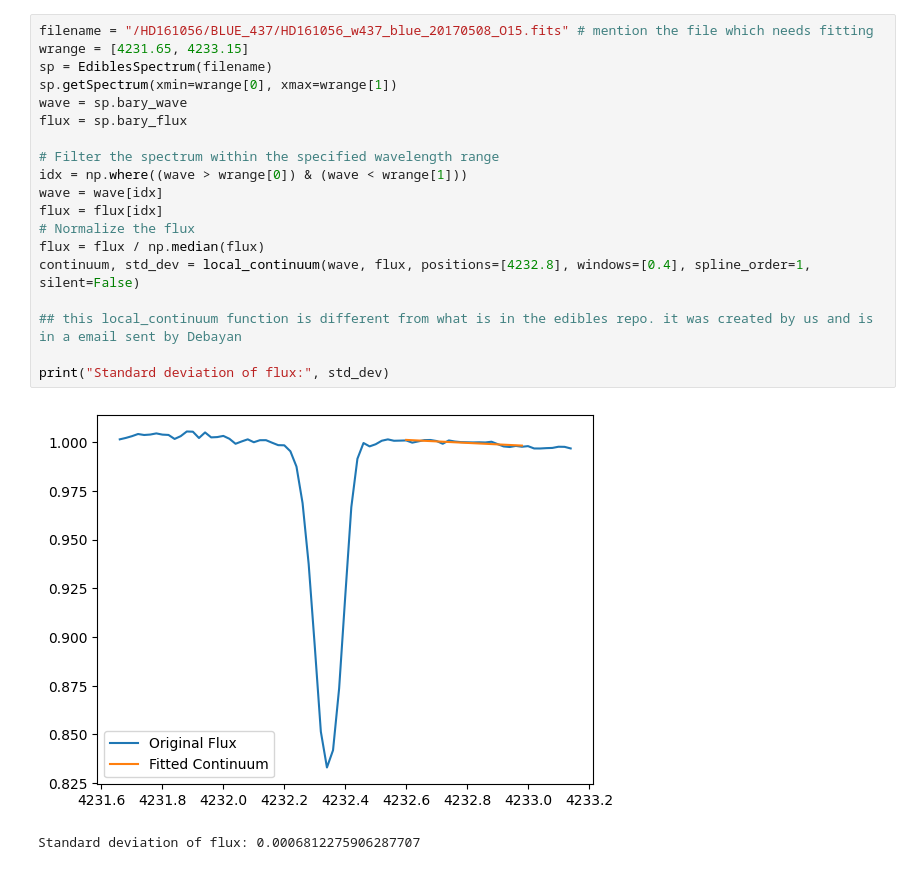
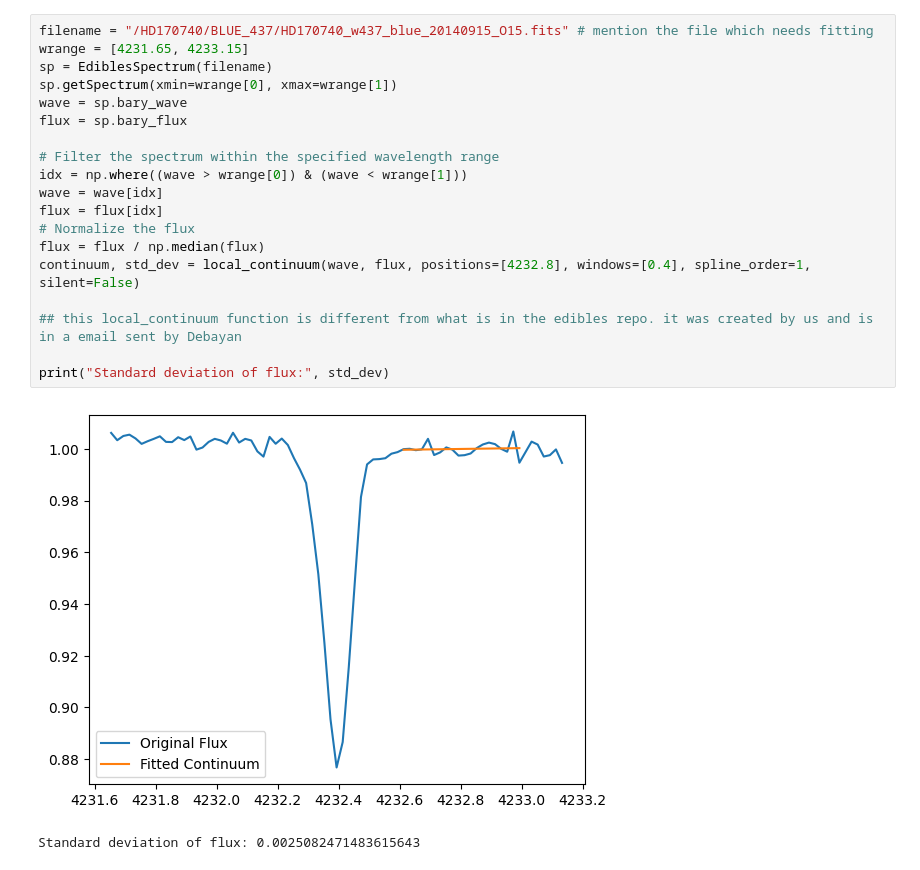
Before and after one commit to AyanS13/edibles, a Jupyter notebook: edibles_voigtfit_CHplus_work/plottings_CHp.ipynb, the cells around one changed output. Cells and saved outputs as stored; diff of their text form.

```diff
--- a/edibles_voigtfit_CHplus_work/plottings_CHp.ipynb
+++ b/edibles_voigtfit_CHplus_work/plottings_CHp.ipynb
@@ -52,25 +58,25 @@ for i in test:
 # %%
-filename = "/HD161056/BLUE_437/HD161056_w437_blue_20170508_O15.fits" # mention the file which needs fitting
+filename = "/HD170740/BLUE_437/HD170740_w437_blue_20140915_O15.fits" # mention the file which needs fitting
 wrange = [4231.65, 4233.15]
 sp = EdiblesSpectrum(filename)
 sp.getSpectrum(xmin=wrange[0], xmax=wrange[1])
 wave = sp.bary_wave
 flux = sp.bary_flux
 
 # Filter the spectrum within the specified wavelength range
 idx = np.where((wave > wrange[0]) & (wave < wrange[1]))
 wave = wave[idx]
 flux = flux[idx]
 # Normalize the flux
 flux = flux / np.median(flux)
 continuum, std_dev = local_continuum(wave, flux, positions=[4232.8], windows=[0.4], spline_order=1, silent=False)
 
 ## this local_continuum function is different from what is in the edibles repo. it was created by us and is in a email sent by Debayan
 
 print("Standard deviation of flux:", std_dev)
 # %% [output]
-[figure, old version]
+[figure, new version]
-Standard deviation of flux: 0.0006812275906287707
+Standard deviation of flux: 0.0025082471483615643
 # %%
 ## next try to fit continuum using cubic splines
 
```
Also changed, not shown: parts of 16 cells of this notebook.
